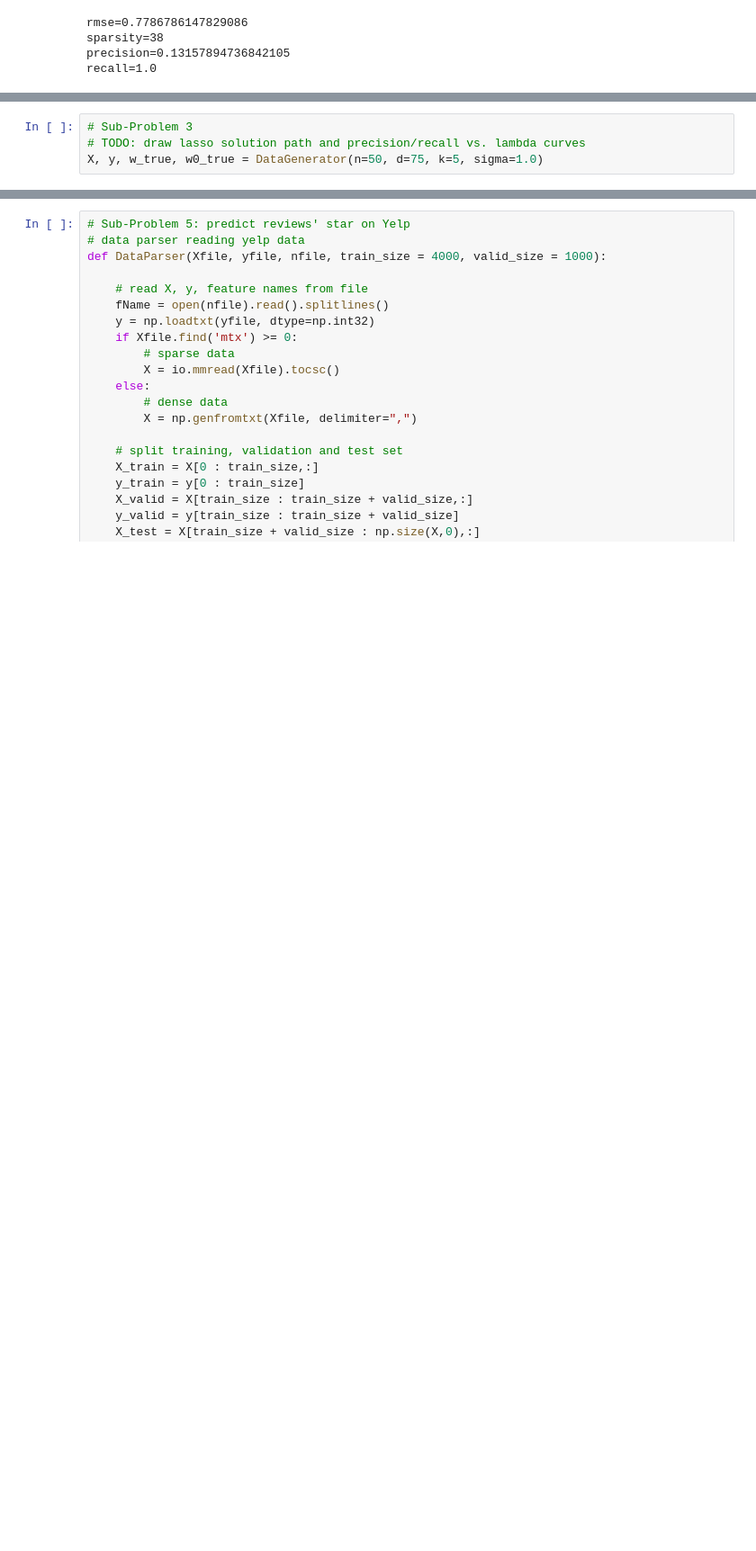
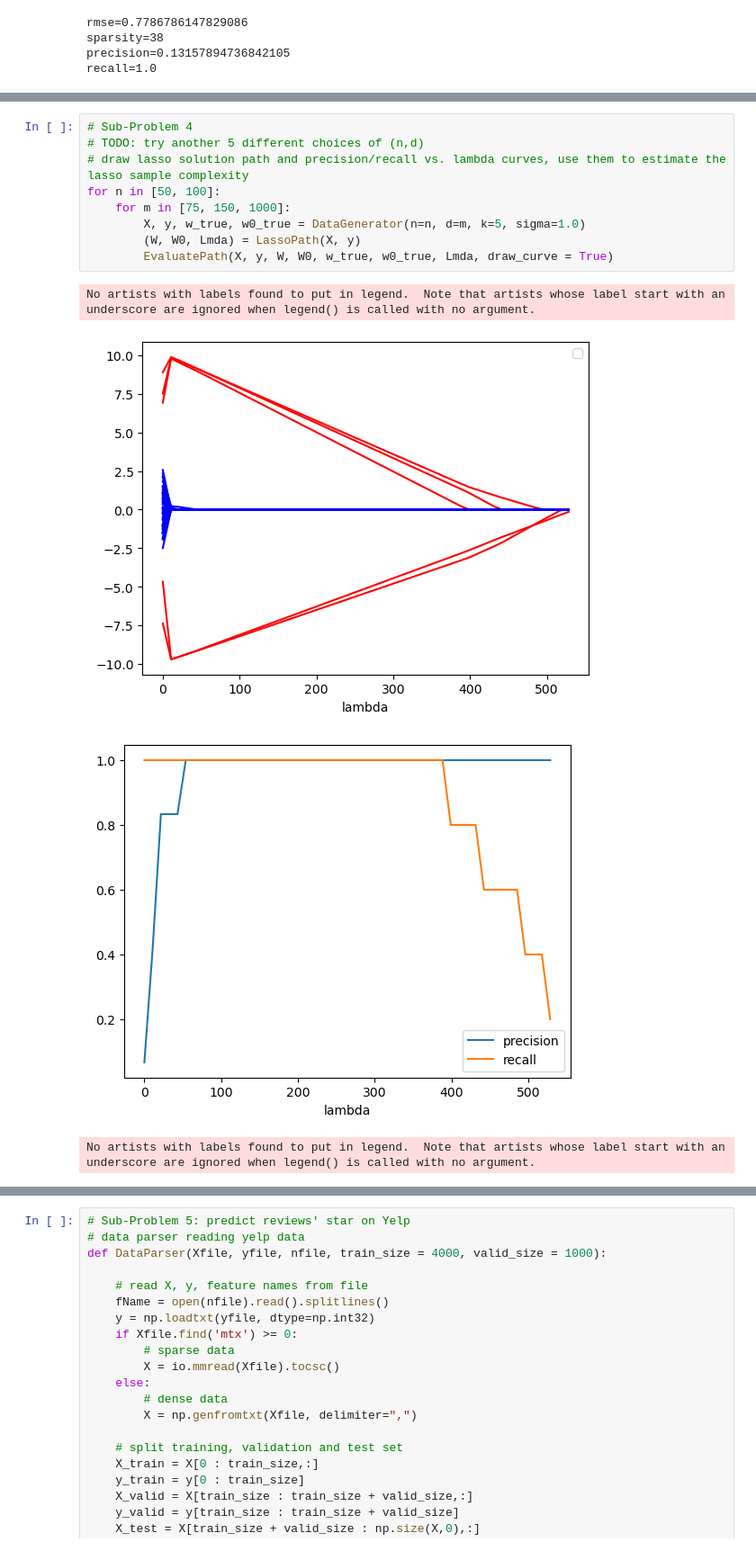
Before and after one commit to Zephyr271828/CSCI-SHU-360-Machine-Learning-24S, a Jupyter notebook: HW3/lasso.ipynb, the cells around one changed output, grey strips where cells are left out. Shown at 90% size. Drawn from its saved outputs; the diff is of its cells as text; blank space fills up the shorter version.

```diff
--- a/HW3/lasso.ipynb
+++ b/HW3/lasso.ipynb
@@ -310,4 +347,14 @@ def EvaluatePath(X, y, W, W0, w_true, w0_true, Lmda):
 # %%
-# Sub-Problem 3
-# TODO: draw lasso solution path and precision/recall vs. lambda curves
-X, y, w_true, w0_true = DataGenerator(n=50, d=75, k=5, sigma=1.0)
+# Sub-Problem 4
+# TODO: try another 5 different choices of (n,d)
+# draw lasso solution path and precision/recall vs. lambda curves, use them to estimate the lasso sample complexity
+for n in [50, 100]:
+    for m in [75, 150, 1000]:
+        X, y, w_true, w0_true = DataGenerator(n=n, d=m, k=5, sigma=1.0)
+        (W, W0, Lmda) = LassoPath(X, y)
+        EvaluatePath(X, y, W, W0, w_true, w0_true, Lmda, draw_curve = True)
+# %% [output]
+No artists with labels found to put in legend.  Note that artists whose label start with an underscore are ignored when legend() is called with no argument.
+[figure, added]
+[figure, added]
+No artists with labels found to put in legend.  Note that artists whose label start with an underscore are ignored when legend() is called with no argument.
```
Also changed, not shown: parts of 12 cells of this notebook, 2 other files.
